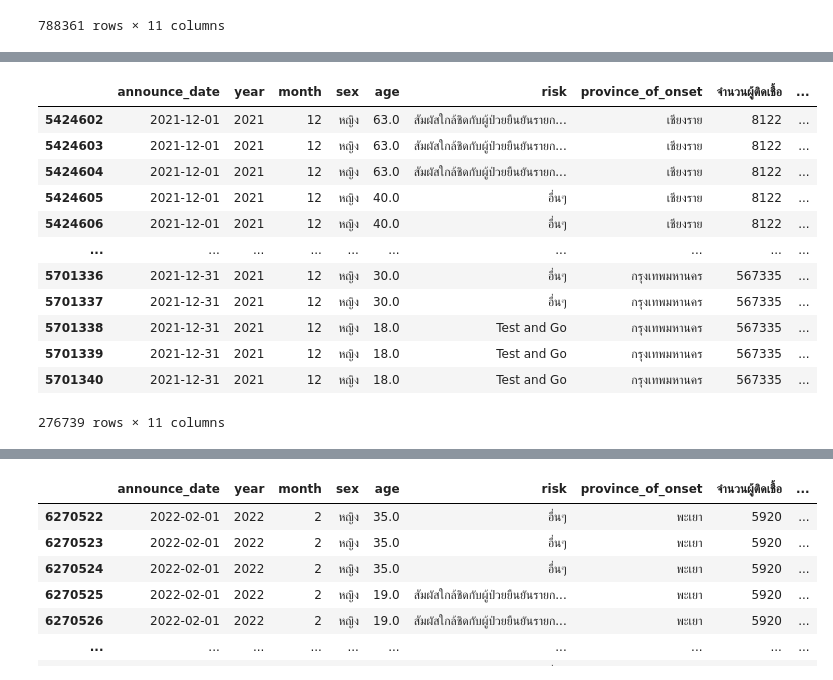
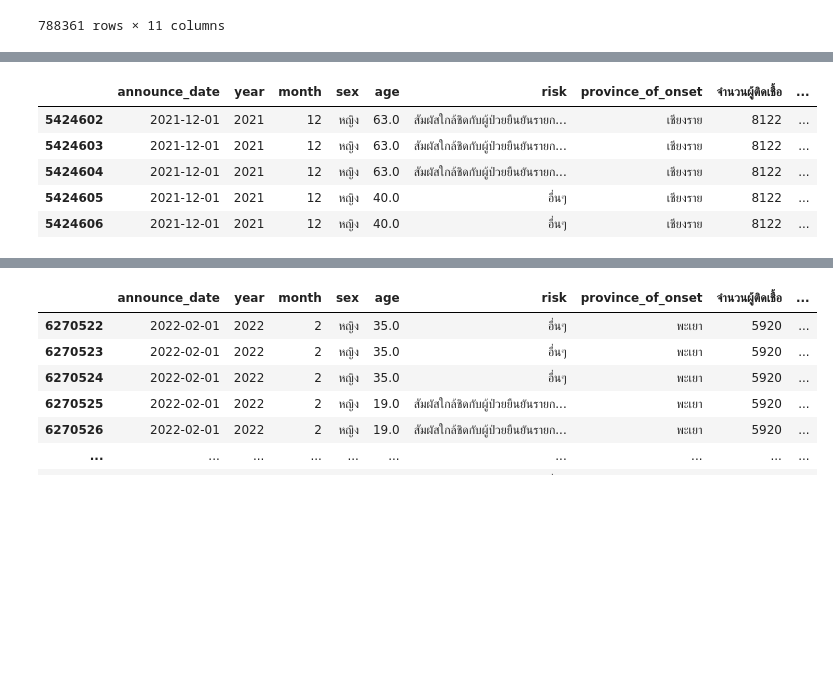
Before and after one commit to Athitiya00/data_viz_2022, a Jupyter notebook: Project.ipynb, the cells around one changed output, grey strips where cells are left out. Cells and saved outputs as stored; diff of their text form; code cells hidden in the pictures; blank space fills up the shorter version.

```diff
--- a/Project.ipynb
+++ b/Project.ipynb
@@ -1142,20 +1135,13 @@ data_1_21
 # %%
 data_2_21 = data_final[((data_final['month'] == 12)) & (data_all_1['year'] == 2021)]
-data_2_21
+data_2_21.head()
 # %% [output]
 |  | announce_date | year | month | sex | age | risk | province_of_onset | จำนวนผู้ติดเชื้อ | ... |
 | 5424602 | 2021-12-01 | 2021 | 12 | หญิง | 63.0 | สัมผัสใกล้ชิดกับผู้ป่วยยืนยันรายก... | เชียงราย | 8122 | ... |
 | 5424603 | 2021-12-01 | 2021 | 12 | หญิง | 63.0 | สัมผัสใกล้ชิดกับผู้ป่วยยืนยันรายก... | เชียงราย | 8122 | ... |
 | 5424604 | 2021-12-01 | 2021 | 12 | หญิง | 63.0 | สัมผัสใกล้ชิดกับผู้ป่วยยืนยันรายก... | เชียงราย | 8122 | ... |
 | 5424605 | 2021-12-01 | 2021 | 12 | หญิง | 40.0 | อื่นๆ | เชียงราย | 8122 | ... |
 | 5424606 | 2021-12-01 | 2021 | 12 | หญิง | 40.0 | อื่นๆ | เชียงราย | 8122 | ... |
-| ... | ... | ... | ... | ... | ... | ... | ... | ... | ... |
-| 5701336 | 2021-12-31 | 2021 | 12 | หญิง | 30.0 | อื่นๆ | กรุงเทพมหานคร | 567335 | ... |
-| 5701337 | 2021-12-31 | 2021 | 12 | หญิง | 30.0 | อื่นๆ | กรุงเทพมหานคร | 567335 | ... |
-| 5701338 | 2021-12-31 | 2021 | 12 | หญิง | 18.0 | Test and Go | กรุงเทพมหานคร | 567335 | ... |
-| 5701339 | 2021-12-31 | 2021 | 12 | หญิง | 18.0 | Test and Go | กรุงเทพมหานคร | 567335 | ... |
-| 5701340 | 2021-12-31 | 2021 | 12 | หญิง | 18.0 | Test and Go | กรุงเทพมหานคร | 567335 | ... |
-276739 rows × 11 columns
 # %%
 data_all_22 = data_final[((data_final['month'] == 1) | (data_final['month'] == 2) | (data_final['month'] == 3)) & (data_final['year'] == 2022)]
 data_all_22
```
Also changed, not shown: parts of 1 cell of this notebook.
